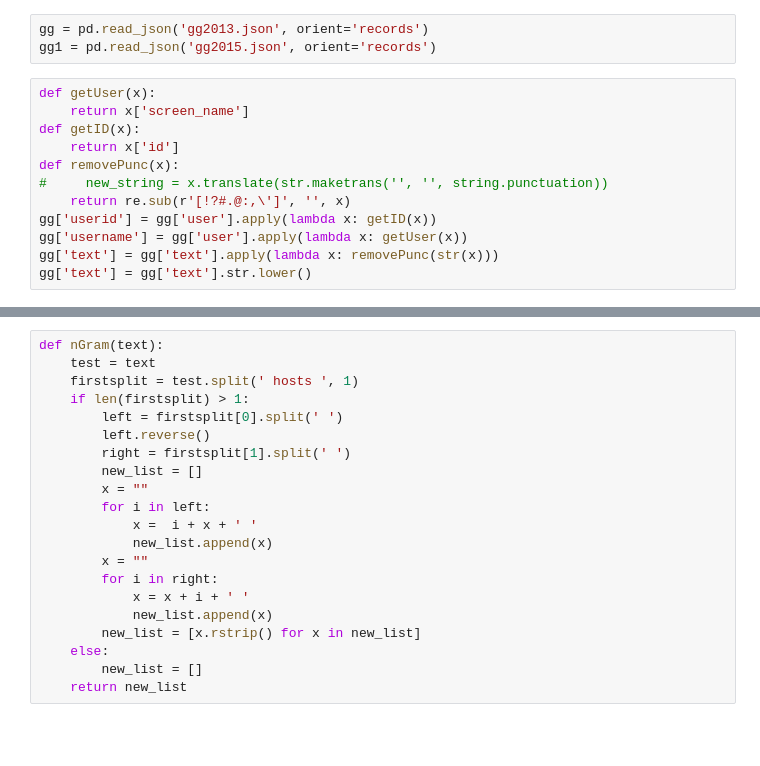
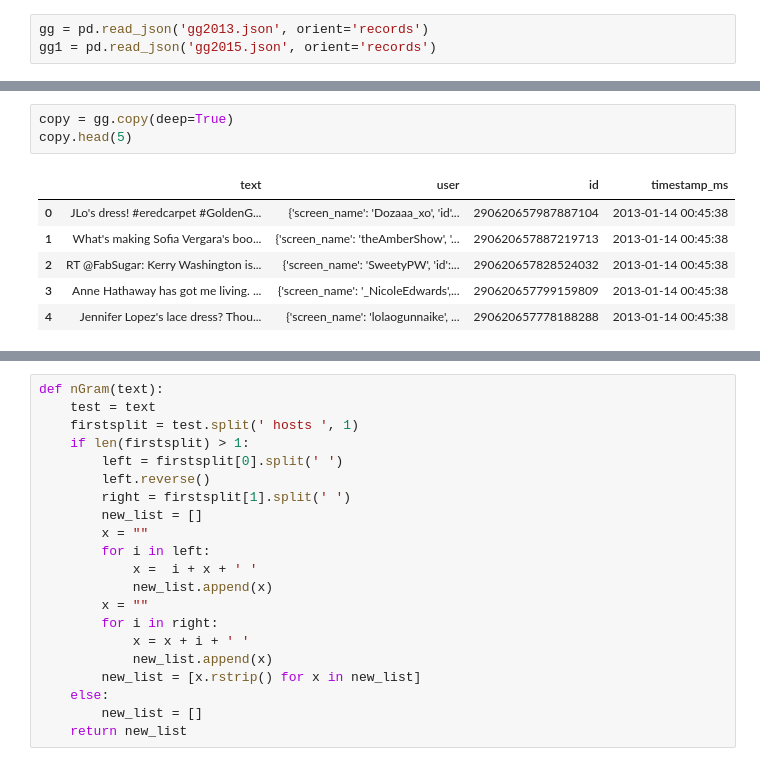
Before and after one commit to iamalanxue/CS337, a Jupyter notebook: project1.ipynb, the cells around one changed output, grey strips where cells are left out. Drawn from its saved outputs; the diff is of its cells as text; blank space fills up the shorter version.

```diff
--- a/project1.ipynb
+++ b/project1.ipynb
@@ -11,15 +14,3 @@ string.punctuation
 # %%
 gg = pd.read_json('gg2013.json', orient='records')
 gg1 = pd.read_json('gg2015.json', orient='records')
-# %%
-def getUser(x):
-    return x['screen_name']
-def getID(x):
-    return x['id']
-def removePunc(x):
-#     new_string = x.translate(str.maketrans('', '', string.punctuation))
-    return re.sub(r'[!?#.@:,\']', '', x)
-gg['userid'] = gg['user'].apply(lambda x: getID(x))
-gg['username'] = gg['user'].apply(lambda x: getUser(x))
-gg['text'] = gg['text'].apply(lambda x: removePunc(str(x)))
-gg['text'] = gg['text'].str.lower()
@@ -34,0 +17,10 @@ gg.head()
+# %%
+copy = gg.copy(deep=True)
+copy.head(5)
+# %% [output]
+|  | text | user | id | timestamp_ms |
+| 0 | JLo's dress! #eredcarpet #GoldenG... | {'screen_name': 'Dozaaa_xo', 'id'... | 290620657987887104 | 2013-01-14 00:45:38 |
+| 1 | What's making Sofia Vergara's boo... | {'screen_name': 'theAmberShow', '... | 290620657887219713 | 2013-01-14 00:45:38 |
+| 2 | RT @FabSugar: Kerry Washington is... | {'screen_name': 'SweetyPW', 'id':... | 290620657828524032 | 2013-01-14 00:45:38 |
+| 3 | Anne Hathaway has got me living. ... | {'screen_name': '_NicoleEdwards',... | 290620657799159809 | 2013-01-14 00:45:38 |
+| 4 | Jennifer Lopez's lace dress? Thou... | {'screen_name': 'lolaogunnaike', ... | 290620657778188288 | 2013-01-14 00:45:38 |
```
Also changed, not shown: parts of 12 cells of this notebook, 1 other file.
